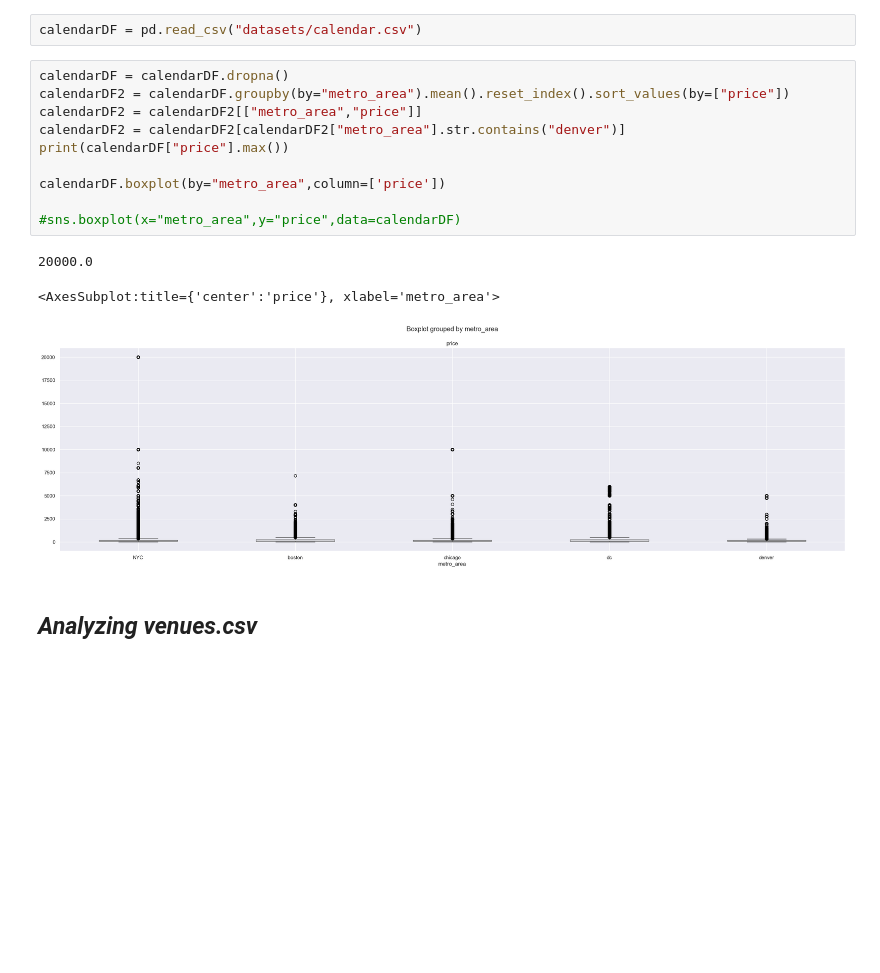
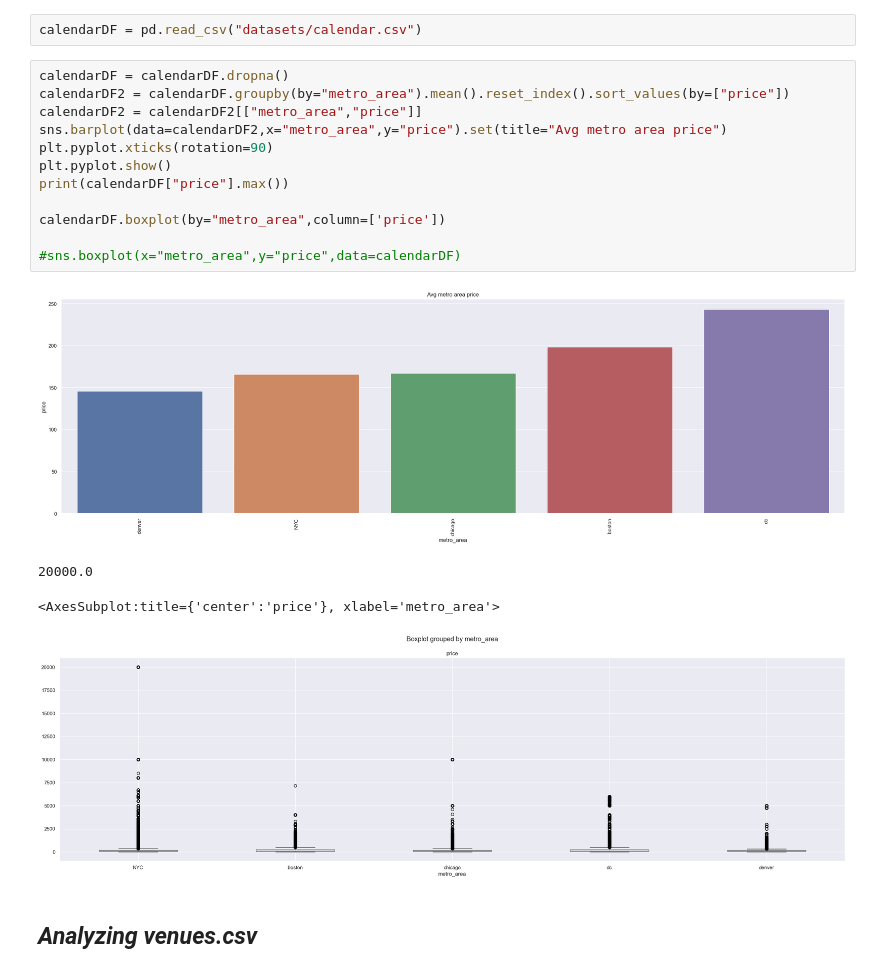
Before and after one commit to DavidB420/airbnbdataanalysis, a Jupyter notebook: airbnb final.ipynb, the cells around one changed output. Cells and saved outputs as stored; diff of their text form; blank space fills up the shorter version.

```diff
--- a/airbnb final.ipynb
+++ b/airbnb final.ipynb
@@ -223,17 +223,20 @@ calendarDF = pd.read_csv("datasets/calendar.csv")
 # %%
 calendarDF = calendarDF.dropna()
 calendarDF2 = calendarDF.groupby(by="metro_area").mean().reset_index().sort_values(by=["price"])
 calendarDF2 = calendarDF2[["metro_area","price"]]
-calendarDF2 = calendarDF2[calendarDF2["metro_area"].str.contains("denver")]
+sns.barplot(data=calendarDF2,x="metro_area",y="price").set(title="Avg metro area price")
+plt.pyplot.xticks(rotation=90)
+plt.pyplot.show()
 print(calendarDF["price"].max())
 
 calendarDF.boxplot(by="metro_area",column=['price'])
 
 #sns.boxplot(x="metro_area",y="price",data=calendarDF)
 # %% [output]
+[figure, new version]
 20000.0
 <AxesSubplot:title={'center':'price'}, xlabel='metro_area'>
-[figure, old version]
+[figure, added]
 # %% [markdown]
 ## *Analyzing venues.csv*
 # %%
```
Also changed, not shown: parts of 5 cells of this notebook.
